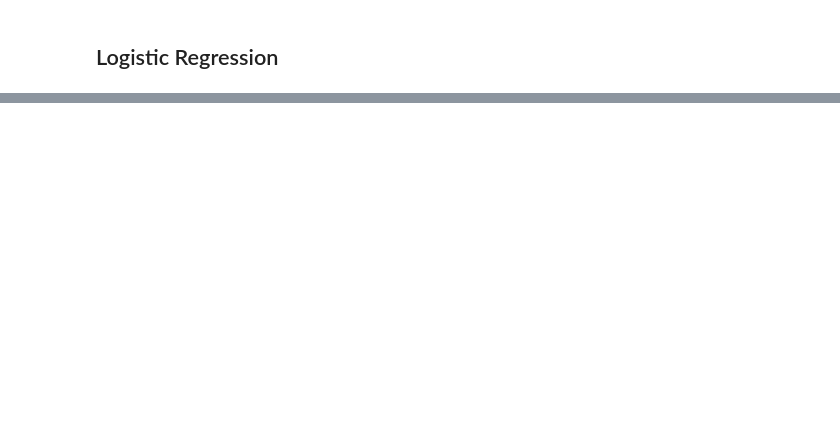
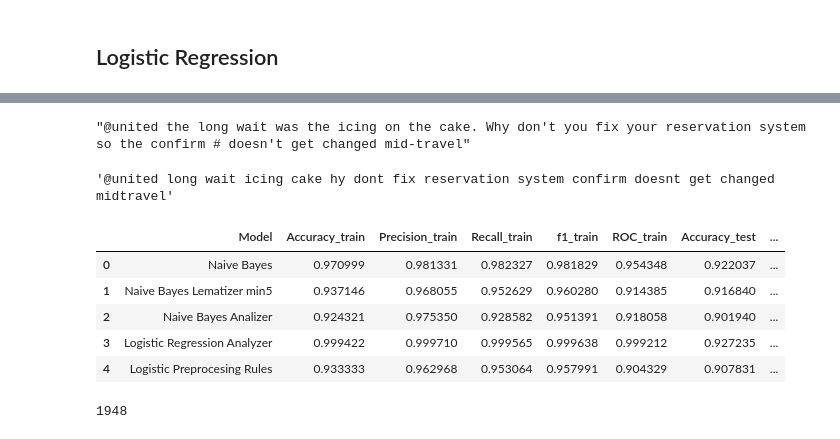
Before and after one commit to anmarphy/NLP_2021, a Jupyter notebook: Classification_models.ipynb, the cells around one changed output, grey strips where cells are left out. Saved outputs shown, nothing was run; the diff lists cells and outputs as text; code cells hidden in the pictures; blank space fills up the shorter version.

Commit message:
Adding the classification report for comparative purposes

```diff
--- a/Classification_models.ipynb
+++ b/Classification_models.ipynb
@@ -434,0 +495,57 @@ ROC:  0.8869254150105215
+# %%
+REPLACE_BY_SPACE_RE = re.compile('[/(){}\[\]\|@,;]')
+BAD_SYMBOLS_RE = re.compile('[^@0-9a-z #+_]')
+STOPWORDS = set(stopwords.words('english'))
+
+def clean_text(text):
+    """
+        text: a string
+
+        return: modified initial string
+    """
+    text = re.sub(r'\$\w*', '', text)
+    text = re.sub(r'^RT[\s]+', '', text) # remove old style retweet text "RT"
+    text= re.sub(r'https?:\/\/.*[\r\n]*', '', text) # remove hyperlinks
+    text= re.sub(r'#', '', text)
+    text = BAD_SYMBOLS_RE.sub('', text) # delete symbols which are in BAD_SYMBOLS_RE from text
+    text = ' '.join(word for word in text.split() if word not in STOPWORDS) # delete stopwors from text
+
+    return text
+
+tweet_df['post'] = tweet_df['text'].apply(clean_text)
+# %%
+tweet_df.iloc[1520].text
+# %% [output]
+"@united the long wait was the icing on the cake. Why don't you fix your reservation system so the confirm # doesn't get changed mid-travel"
+# %%
+tweet_df.iloc[1520].post
+# %% [output]
+'@united long wait icing cake hy dont fix reservation system confirm doesnt get changed midtravel'
+# %%
+X_train, X_test, y_train, y_test = train_test_split(tweet_df['post'],
+                                                    tweet_df['label'],
+                                                    random_state=0)
+# %%
+vect = CountVectorizer(tokenizer=LemmaTokenizer(),
+                      lowercase=True,
+                       stop_words='english',
+                      min_df=5
+                      ).fit(X_train)
+X_train_vectorized = vect.transform(X_train)
+clf_name='Logistic Preprocesing Rules'
+model = MultinomialNB(alpha=0.1)
+model.fit(X_train_vectorized, y_train)
+predictions = model.predict(vect.transform(X_test))
+
+classification_report(y_train,y_test, model, clf_name)
+# %% [output]
+|  | Model | Accuracy_train | Precision_train | Recall_train | f1_train | ROC_train | Accuracy_test | ... |
+| 0 | Naive Bayes | 0.970999 | 0.981331 | 0.982327 | 0.981829 | 0.954348 | 0.922037 | ... |
+| 1 | Naive Bayes Lematizer min5 | 0.937146 | 0.968055 | 0.952629 | 0.960280 | 0.914385 | 0.916840 | ... |
+| 2 | Naive Bayes Analizer | 0.924321 | 0.975350 | 0.928582 | 0.951391 | 0.918058 | 0.901940 | ... |
+| 3 | Logistic Regression Analyzer | 0.999422 | 0.999710 | 0.999565 | 0.999638 | 0.999212 | 0.927235 | ... |
+| 4 | Logistic Preprocesing Rules | 0.933333 | 0.962968 | 0.953064 | 0.957991 | 0.904329 | 0.907831 | ... |
+# %%
+len(vect.get_feature_names())
+# %% [output]
+1948
```
Also changed, not shown: parts of 6 cells of this notebook.
